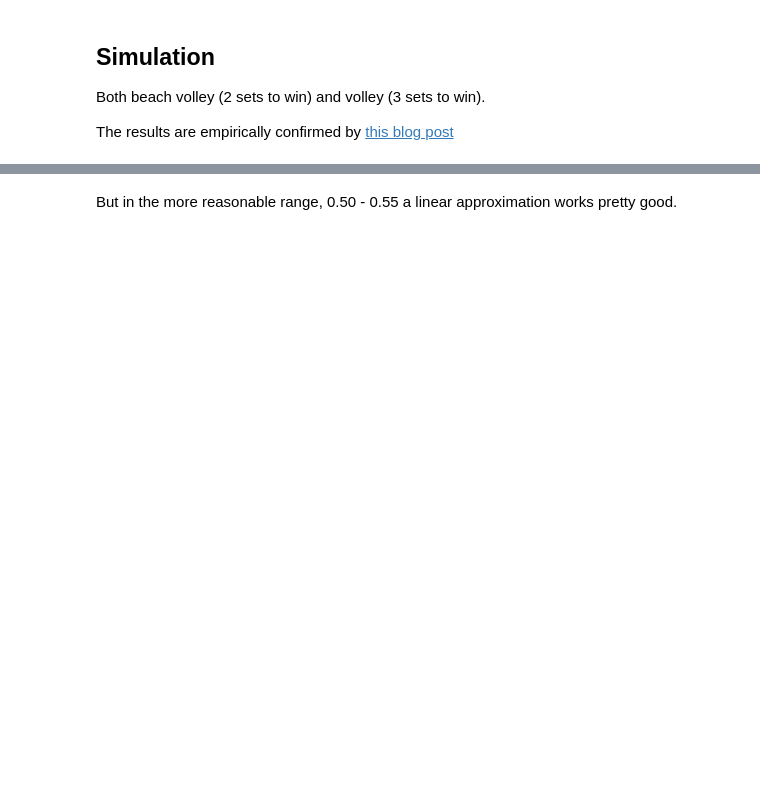
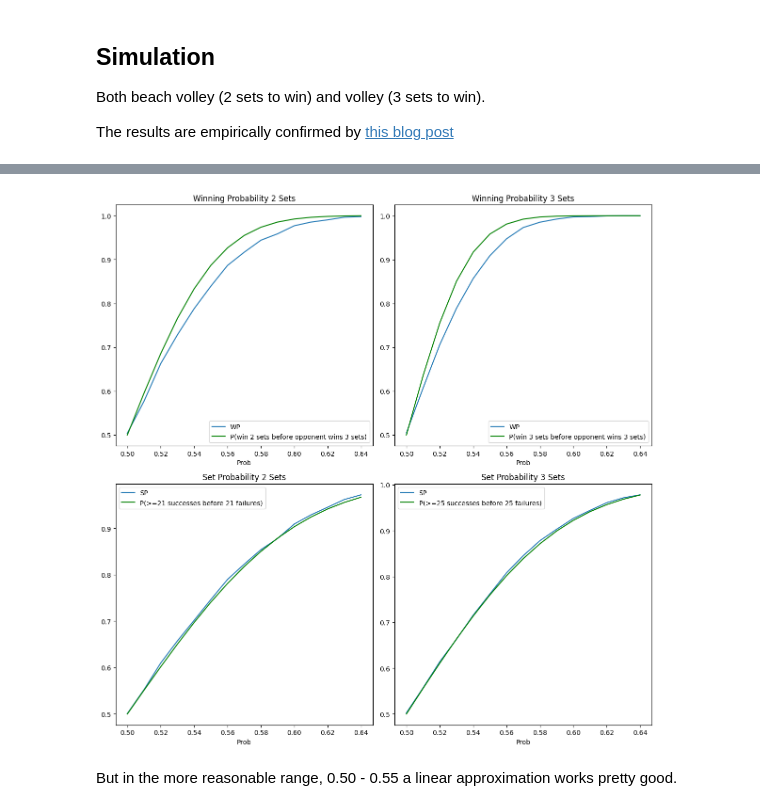
Before and after one commit to lucabol/sportsim, a Jupyter notebook: volley.ipynb, the cells around one changed output, grey strips where cells are left out. Saved outputs shown, nothing was run; the diff lists cells and outputs as text; code cells hidden in the pictures; blank space fills up the shorter version.

```diff
--- a/volley.ipynb
+++ b/volley.ipynb
@@ -157,3 +169,43 @@ plt.tight_layout()
+# %%
+# Probability at least k successes before the r-th failure
+# https://math.stackexchange.com/questions/915353/the-probability-of-having-k-successes-before-r-failures-in-a-sequence-of-ind
+# with range ending in j instead of j-1 because the range function is exclusive
+from scipy.special import comb
+from scipy.stats import binom
+
+k = r = 21
+prob_at_least_21 = lambda x: sum([comb(k - 1 + j, k -1 ) * x**k * (1 - x)** j for j in range(0, r)])
+k1 = r1 = 25
+prob_at_least_25 = lambda x: sum([comb(k1 - 1 + j, k1 -1 ) * x**k1 * (1 - x)** j for j in range(0, r1)])
+
+# The probability of winning a match with 3 sets before the opponent wins 3 sets
+# is the same formula, but using the probability of winning a set instead of a point
+k2 = r2 = 3
+prob_win_2sets = lambda x: sum([comb(k2 - 1 + j, k2 -1 ) * prob_at_least_21(x)**k2 * (1 - prob_at_least_21(x))** j for j in range(0, r2)])
+k3 = r3 = 5
+prob_win_3sets = lambda x: sum([comb(k3 - 1 + j, k3 -1 ) * prob_at_least_25(x)**k3 * (1 - prob_at_least_25(x))** j for j in range(0, r3)])
+
+fig, axs = plt.subplots(2, 2, figsize=(12, 12))
+
+df_2sets.plot(x='Prob', y='WP', title='Winning Probability 2 Sets', ax=axs[0, 0]);
+axs[0, 0].plot(df_2sets['Prob'], prob_win_2sets(df_2sets['Prob']), 'g-', label='P(win 2 sets before opponent wins 3 sets)')
+
+df_3sets.plot(x='Prob', y='WP', title='Winning Probability 3 Sets', ax=axs[0, 1]);
+axs[0, 1].plot(df_2sets['Prob'], prob_win_3sets(df_2sets['Prob']), 'g-', label='P(win 3 sets before opponent wins 3 sets)')
+
+df_2sets.plot(x='Prob', y='SP', title='Set Probability 2 Sets', ax=axs[1, 0]);
+axs[1, 0].plot(df_2sets['Prob'], prob_at_least_21(df_2sets['Prob']), 'g-', label='P(>=21 successes before 21 failures)')
+
+df_3sets.plot(x='Prob', y='SP', title='Set Probability 3 Sets', ax=axs[1, 1]);
+axs[1, 1].plot(df_3sets['Prob'], prob_at_least_25(df_3sets['Prob']), 'g-', label='P(>=25 successes before 25 failures)')
+
+# show labels
+for ax in axs.flat:
+    ax.legend()
+
+plt.tight_layout()
+# %% [output]
+[figure, added]
 # %% [markdown]
 But in the more reasonable range, 0.50 - 0.55 a linear approximation works pretty good.
 # %%
```
Also changed, not shown: parts of 7 cells of this notebook.
